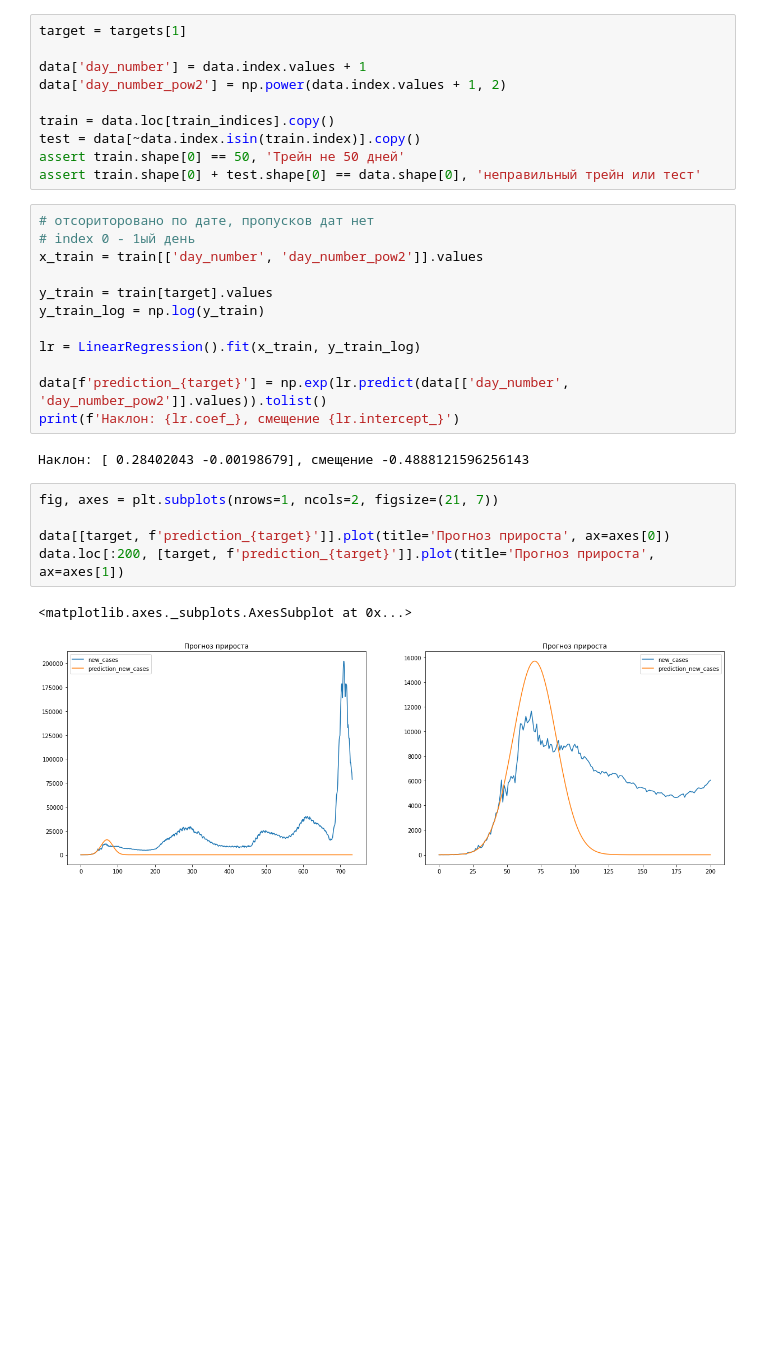
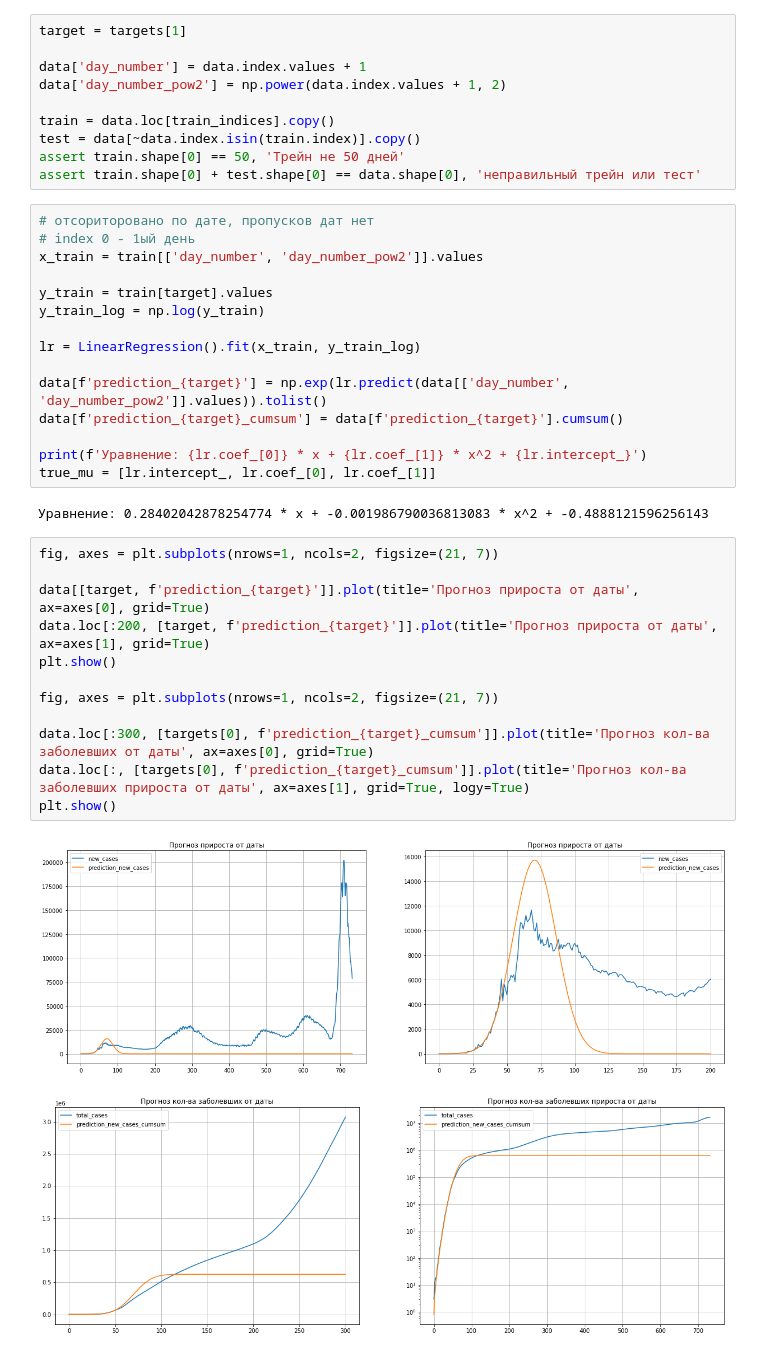
Before and after one commit to made-hw/AML, a Jupyter notebook: Продвинутое машинное обучение.ДЗ 1.ipynb, the cells around one changed output. Drawn from its saved outputs; the diff is of its cells as text; blank space fills up the shorter version.

```diff
--- a/Продвинутое машинное обучение.ДЗ 1.ipynb
+++ b/Продвинутое машинное обучение.ДЗ 1.ipynb
@@ -228,14 +243,24 @@ y_train_log = np.log(y_train)
 lr = LinearRegression().fit(x_train, y_train_log)
 
 data[f'prediction_{target}'] = np.exp(lr.predict(data[['day_number', 'day_number_pow2']].values)).tolist()
-print(f'Наклон: {lr.coef_}, смещение {lr.intercept_}')
+data[f'prediction_{target}_cumsum'] = data[f'prediction_{target}'].cumsum()
+
+print(f'Уравнение: {lr.coef_[0]} * x + {lr.coef_[1]} * x^2 + {lr.intercept_}')
+true_mu = [lr.intercept_, lr.coef_[0], lr.coef_[1]]
 # %% [output]
-Наклон: [ 0.28402043 -0.00198679], смещение -0.4888121596256143
+Уравнение: 0.28402042878254774 * x + -0.001986790036813083 * x^2 + -0.4888121596256143
 # %%
 fig, axes = plt.subplots(nrows=1, ncols=2, figsize=(21, 7))
 
-data[[target, f'prediction_{target}']].plot(title='Прогноз прироста', ax=axes[0])
-data.loc[:200, [target, f'prediction_{target}']].plot(title='Прогноз прироста', ax=axes[1])
+data[[target, f'prediction_{target}']].plot(title='Прогноз прироста от даты', ax=axes[0], grid=True)
+data.loc[:200, [target, f'prediction_{target}']].plot(title='Прогноз прироста от даты', ax=axes[1], grid=True)
+plt.show()
+
+fig, axes = plt.subplots(nrows=1, ncols=2, figsize=(21, 7))
+
+data.loc[:300, [targets[0], f'prediction_{target}_cumsum']].plot(title='Прогноз кол-ва заболевших от даты', ax=axes[0], grid=True)
+data.loc[:, [targets[0], f'prediction_{target}_cumsum']].plot(title='Прогноз кол-ва заболевших прироста от даты', ax=axes[1], grid=True, logy=True)
+plt.show()
 # %% [output]
-<matplotlib.axes._subplots.AxesSubplot at 0x...>
-[figure, old version]
+[figure, new version]
+[figure, added]
```
Also changed, not shown: parts of 23 cells of this notebook.
